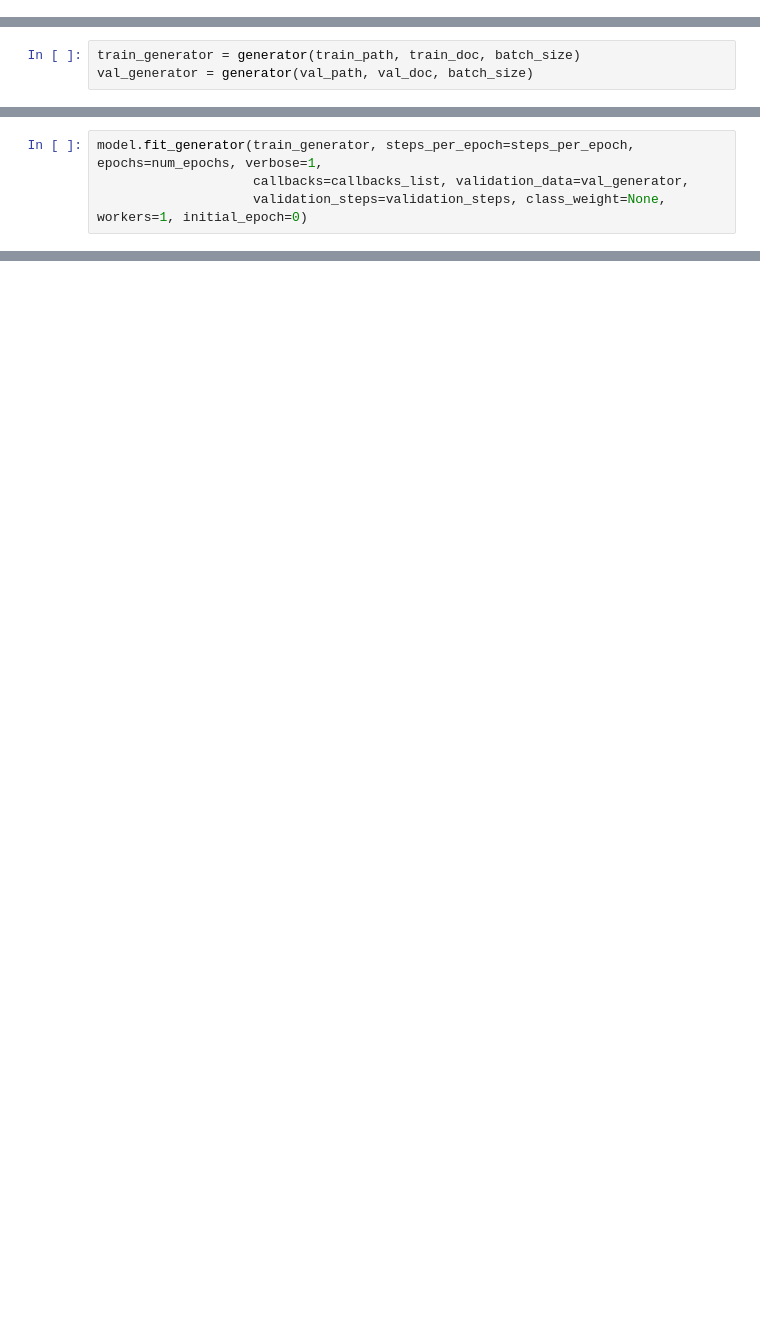
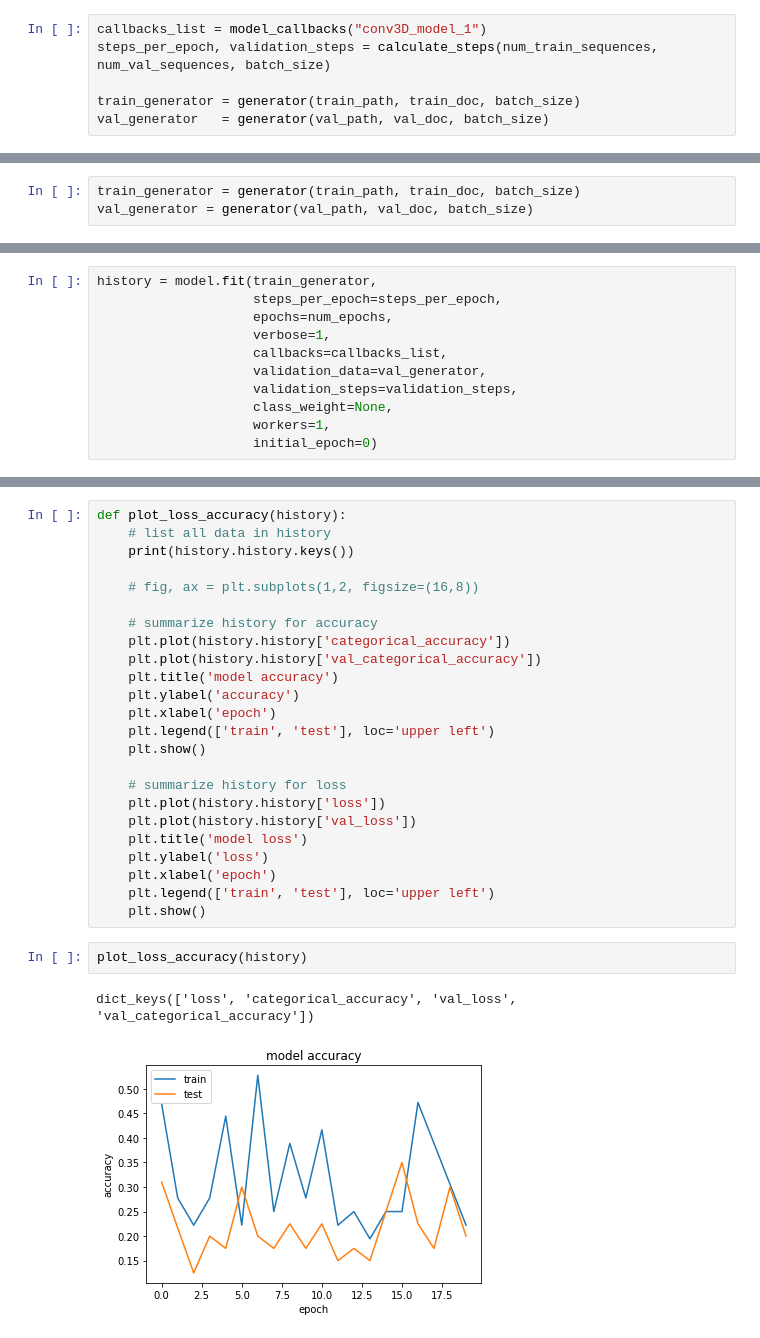
Before and after one commit to Aswani-ReddyKV/Gesture-Recognition, a Jupyter notebook: Gesture_Recognition_Project.ipynb, the cells around one changed output, grey strips where cells are left out. Saved outputs shown, nothing was run; the diff lists cells and outputs as text; blank space fills up the shorter version.

Commit message:
code with first model generation logic added

```diff
--- a/Gesture_Recognition_Project.ipynb
+++ b/Gesture_Recognition_Project.ipynb
@@ -175,2 +295,8 @@ print (model.summary())
 # %% [markdown]
 Let us create the `train_generator` and the `val_generator` which will be used in `.fit_generator`.
+# %%
+callbacks_list = model_callbacks("conv3D_model_1")
+steps_per_epoch, validation_steps = calculate_steps(num_train_sequences, num_val_sequences, batch_size)
+
+train_generator = generator(train_path, train_doc, batch_size)
+val_generator   = generator(val_path, val_doc, batch_size)
@@ -206,4 +308,11 @@ Let us now fit the model. This will start training the model and with the help o
 # %%
-model.fit_generator(train_generator, steps_per_epoch=steps_per_epoch, epochs=num_epochs, verbose=1,
-                    callbacks=callbacks_list, validation_data=val_generator,
-                    validation_steps=validation_steps, class_weight=None, workers=1, initial_epoch=0)
+history = model.fit(train_generator,
+                    steps_per_epoch=steps_per_epoch,
+                    epochs=num_epochs,
+                    verbose=1,
+                    callbacks=callbacks_list,
+                    validation_data=val_generator,
+                    validation_steps=validation_steps,
+                    class_weight=None,
+                    workers=1,
+                    initial_epoch=0)
@@ -209,0 +339,29 @@ model.fit_generator(train_generator, steps_per_epoch=steps_per_epoch, epochs=num
+# %%
+def plot_loss_accuracy(history):
+    # list all data in history
+    print(history.history.keys())
+
+    # fig, ax = plt.subplots(1,2, figsize=(16,8))
+
+    # summarize history for accuracy
+    plt.plot(history.history['categorical_accuracy'])
+    plt.plot(history.history['val_categorical_accuracy'])
+    plt.title('model accuracy')
+    plt.ylabel('accuracy')
+    plt.xlabel('epoch')
+    plt.legend(['train', 'test'], loc='upper left')
+    plt.show()
+
+    # summarize history for loss
+    plt.plot(history.history['loss'])
+    plt.plot(history.history['val_loss'])
+    plt.title('model loss')
+    plt.ylabel('loss')
+    plt.xlabel('epoch')
+    plt.legend(['train', 'test'], loc='upper left')
+    plt.show()
+# %%
+plot_loss_accuracy(history)
+# %% [output]
+dict_keys(['loss', 'categorical_accuracy', 'val_loss', 'val_categorical_accuracy'])
+[figure, added]
```
Also changed, not shown: parts of 20 cells of this notebook.
